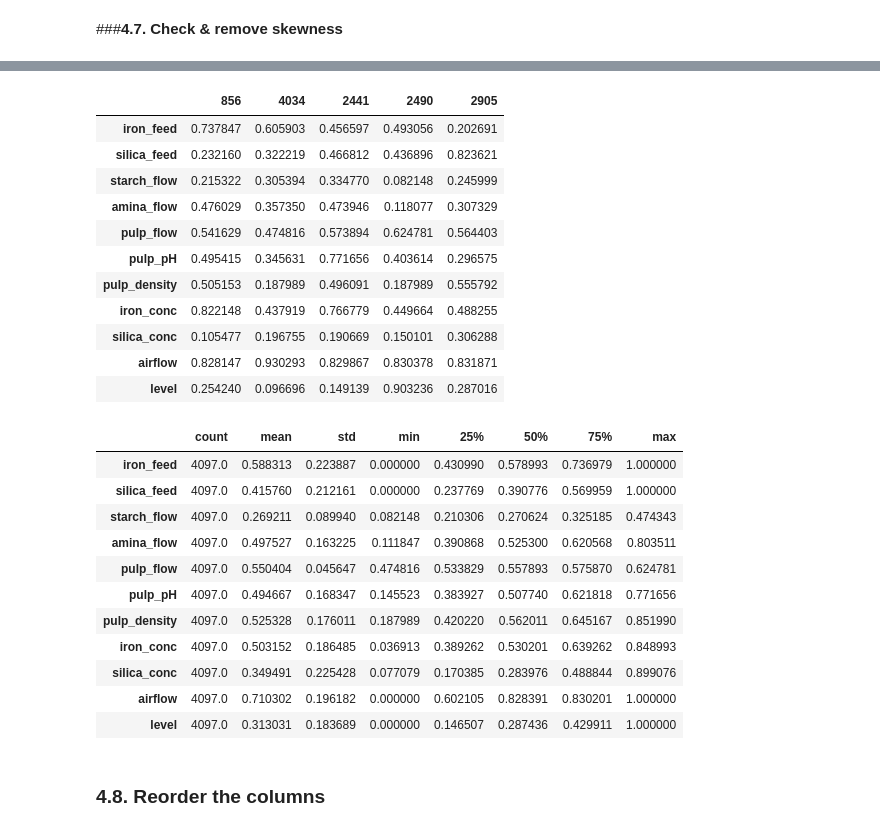
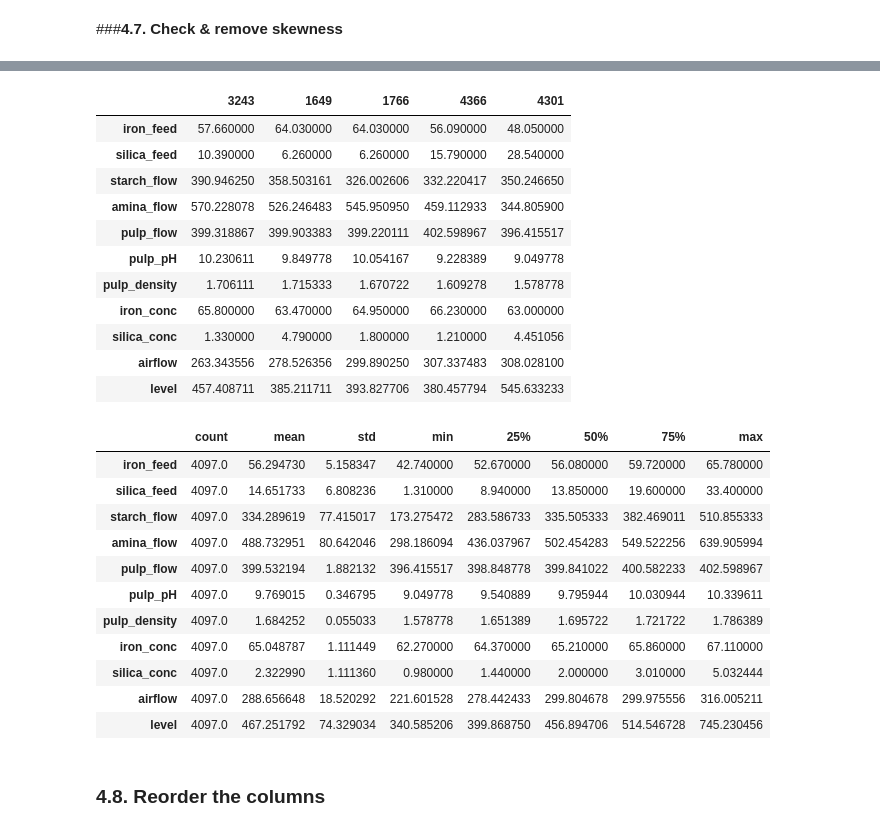
Before and after one commit to ArifAygun/Iron-Ore-Froth-Flotation-Quality-Prediction, a Jupyter notebook: AA_Graduate_Project_1.ipynb, the cells around one changed output, grey strips where cells are left out. Saved outputs shown, nothing was run; the diff lists cells and outputs as text; code cells hidden in the pictures.

```diff
--- a/AA_Graduate_Project_1.ipynb
+++ b/AA_Graduate_Project_1.ipynb
@@ -488,7 +455,7 @@ fig, axes = plt.subplots(num_rows, num_cols,
 axes = axes.flatten()
 
 for i, variable in enumerate(variables):
-    data = flotation_scaled[variable]
+    data = flotation[variable]
     axes[i].boxplot(data)
     axes[i].set_title(variable)
 
@@ -519,10 +486,10 @@ limits = {'starch_flow': [0.01, 0.03],
           'level': [0.2, 0.5],}
 
 for variable in variables:
-    data = flotation_scaled[variable]
+    data = flotation[variable]
     limit = limits[variable]
     data_winsorized = winsorize(data, limits=limit)
-    flotation_scaled[variable] = data_winsorized
+    flotation[variable] = data_winsorized
 # %%
 import seaborn as sns
 import matplotlib.pyplot as plt
@@ -674,33 +641,33 @@ plt.show()
 # %%
-flotation_scaled.sample(5).T
+flotation.sample(5).T
 # %% [output]
-|  | 856 | 4034 | 2441 | 2490 | 2905 |
-| iron_feed | 0.737847 | 0.605903 | 0.456597 | 0.493056 | 0.202691 |
-| silica_feed | 0.232160 | 0.322219 | 0.466812 | 0.436896 | 0.823621 |
-| starch_flow | 0.215322 | 0.305394 | 0.334770 | 0.082148 | 0.245999 |
-| amina_flow | 0.476029 | 0.357350 | 0.473946 | 0.118077 | 0.307329 |
-| pulp_flow | 0.541629 | 0.474816 | 0.573894 | 0.624781 | 0.564403 |
-| pulp_pH | 0.495415 | 0.345631 | 0.771656 | 0.403614 | 0.296575 |
-| pulp_density | 0.505153 | 0.187989 | 0.496091 | 0.187989 | 0.555792 |
-| iron_conc | 0.822148 | 0.437919 | 0.766779 | 0.449664 | 0.488255 |
-| silica_conc | 0.105477 | 0.196755 | 0.190669 | 0.150101 | 0.306288 |
-| airflow | 0.828147 | 0.930293 | 0.829867 | 0.830378 | 0.831871 |
-| level | 0.254240 | 0.096696 | 0.149139 | 0.903236 | 0.287016 |
+|  | 3243 | 1649 | 1766 | 4366 | 4301 |
+| iron_feed | 57.660000 | 64.030000 | 64.030000 | 56.090000 | 48.050000 |
+| silica_feed | 10.390000 | 6.260000 | 6.260000 | 15.790000 | 28.540000 |
+| starch_flow | 390.946250 | 358.503161 | 326.002606 | 332.220417 | 350.246650 |
+| amina_flow | 570.228078 | 526.246483 | 545.950950 | 459.112933 | 344.805900 |
+| pulp_flow | 399.318867 | 399.903383 | 399.220111 | 402.598967 | 396.415517 |
+| pulp_pH | 10.230611 | 9.849778 | 10.054167 | 9.228389 | 9.049778 |
+| pulp_density | 1.706111 | 1.715333 | 1.670722 | 1.609278 | 1.578778 |
+| iron_conc | 65.800000 | 63.470000 | 64.950000 | 66.230000 | 63.000000 |
+| silica_conc | 1.330000 | 4.790000 | 1.800000 | 1.210000 | 4.451056 |
+| airflow | 263.343556 | 278.526356 | 299.890250 | 307.337483 | 308.028100 |
+| level | 457.408711 | 385.211711 | 393.827706 | 380.457794 | 545.633233 |
 # %%
-flotation_scaled.describe().T
+flotation.describe().T
 # %% [output]
 |  | count | mean | std | min | 25% | 50% | 75% | max |
-| iron_feed | 4097.0 | 0.588313 | 0.223887 | 0.000000 | 0.430990 | 0.578993 | 0.736979 | 1.000000 |
-| silica_feed | 4097.0 | 0.415760 | 0.212161 | 0.000000 | 0.237769 | 0.390776 | 0.569959 | 1.000000 |
-| starch_flow | 4097.0 | 0.269211 | 0.089940 | 0.082148 | 0.210306 | 0.270624 | 0.325185 | 0.474343 |
-| amina_flow | 4097.0 | 0.497527 | 0.163225 | 0.111847 | 0.390868 | 0.525300 | 0.620568 | 0.803511 |
-| pulp_flow | 4097.0 | 0.550404 | 0.045647 | 0.474816 | 0.533829 | 0.557893 | 0.575870 | 0.624781 |
-| pulp_pH | 4097.0 | 0.494667 | 0.168347 | 0.145523 | 0.383927 | 0.507740 | 0.621818 | 0.771656 |
-| pulp_density | 4097.0 | 0.525328 | 0.176011 | 0.187989 | 0.420220 | 0.562011 | 0.645167 | 0.851990 |
-| iron_conc | 4097.0 | 0.503152 | 0.186485 | 0.036913 | 0.389262 | 0.530201 | 0.639262 | 0.848993 |
-| silica_conc | 4097.0 | 0.349491 | 0.225428 | 0.077079 | 0.170385 | 0.283976 | 0.488844 | 0.899076 |
-| airflow | 4097.0 | 0.710302 | 0.196182 | 0.000000 | 0.602105 | 0.828391 | 0.830201 | 1.000000 |
-| level | 4097.0 | 0.313031 | 0.183689 | 0.000000 | 0.146507 | 0.287436 | 0.429911 | 1.000000 |
+| iron_feed | 4097.0 | 56.294730 | 5.158347 | 42.740000 | 52.670000 | 56.080000 | 59.720000 | 65.780000 |
+| silica_feed | 4097.0 | 14.651733 | 6.808236 | 1.310000 | 8.940000 | 13.850000 | 19.600000 | 33.400000 |
+| starch_flow | 4097.0 | 334.289619 | 77.415017 | 173.275472 | 283.586733 | 335.505333 | 382.469011 | 510.855333 |
+| amina_flow | 4097.0 | 488.732951 | 80.642046 | 298.186094 | 436.037967 | 502.454283 | 549.522256 | 639.905994 |
+| pulp_flow | 4097.0 | 399.532194 | 1.882132 | 396.415517 | 398.848778 | 399.841022 | 400.582233 | 402.598967 |
+| pulp_pH | 4097.0 | 9.769015 | 0.346795 | 9.049778 | 9.540889 | 9.795944 | 10.030944 | 10.339611 |
+| pulp_density | 4097.0 | 1.684252 | 0.055033 | 1.578778 | 1.651389 | 1.695722 | 1.721722 | 1.786389 |
+| iron_conc | 4097.0 | 65.048787 | 1.111449 | 62.270000 | 64.370000 | 65.210000 | 65.860000 | 67.110000 |
+| silica_conc | 4097.0 | 2.322990 | 1.111360 | 0.980000 | 1.440000 | 2.000000 | 3.010000 | 5.032444 |
+| airflow | 4097.0 | 288.656648 | 18.520292 | 221.601528 | 278.442433 | 299.804678 | 299.975556 | 316.005211 |
+| level | 4097.0 | 467.251792 | 74.329034 | 340.585206 | 399.868750 | 456.894706 | 514.546728 | 745.230456 |
 # %% [markdown]
 ### **4.8. Reorder the columns**
 # %%
```
Also changed, not shown: parts of 21 cells of this notebook.
